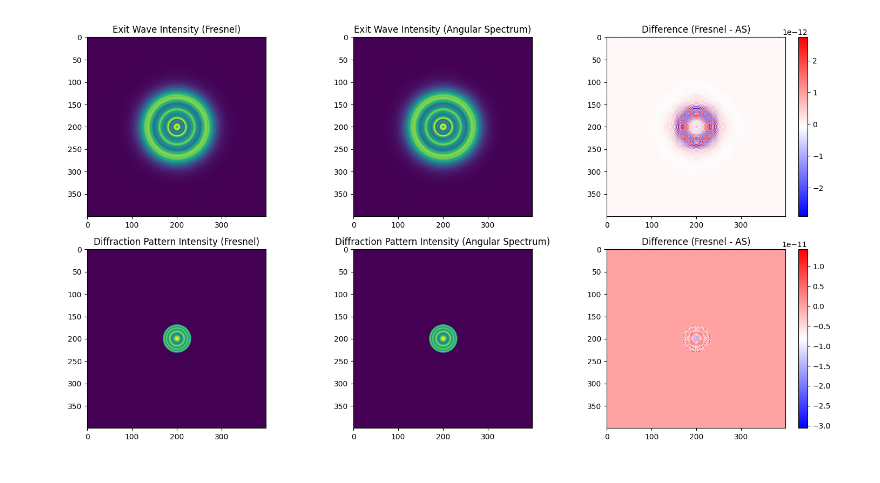
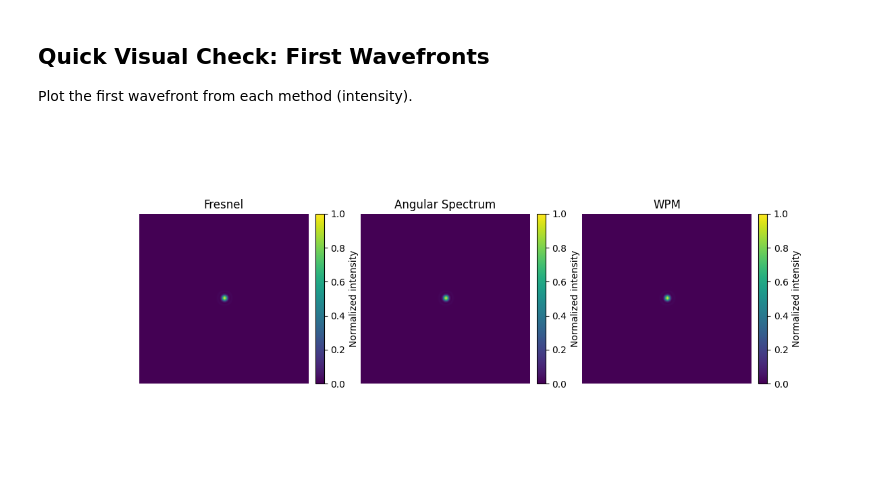
Before and after one commit to DavidLanders95/jax-ptychography, a Jupyter notebook: single_atom_wide_angle_propagators.ipynb, the cells around one changed output. Saved outputs shown, nothing was run; the diff lists cells and outputs as text; code cells hidden in the pictures.

```diff
--- a/single_atom_wide_angle_propagators.ipynb
+++ b/single_atom_wide_angle_propagators.ipynb
@@ -124,6 +163,5 @@ angular_spectrum_propagator = angular_spectrum_propagation_kernel(
     energy=probe.energy,
 )
 
-
-exit_wave_fresnel, diffraction_pattern_fresnel, wavefronts_fresnel = simulate_pattern_jit(transmit, probe_array, fresnel_propagator)
-exit_wave_as, diffraction_pattern_as, wavefronts_as = simulate_pattern_jit(transmit, probe_array, angular_spectrum_propagator)
+exit_wave_fresnel, diffraction_pattern_fresnel, wavefronts_fresnel = simulate_pattern_fresnel_as_jit(transmit, probe_array, fresnel_propagator)
+exit_wave_as, diffraction_pattern_as, wavefronts_as = simulate_pattern_fresnel_as_jit(transmit, probe_array, angular_spectrum_propagator)
@@ -191,38 +168,33 @@ plt.tight_layout()
-# %%
-fig, axs = plt.subplots(2, 3, figsize=(15, 8))
-
-# --- Row 1: Exit Wave ---
-
-# Fresnel
-axs[0, 0].imshow(np.abs(exit_wave_fresnel[:, :])**2)
-axs[0, 0].set_title("Exit Wave Intensity (Fresnel)")
-
-# Angular Spectrum
-axs[0, 1].imshow(np.abs(exit_wave_as[:, :])**2)
-axs[0, 1].set_title("Exit Wave Intensity (Angular Spectrum)")
-
-# Difference
-diff_exit_wave = np.abs(exit_wave_fresnel[:, :])**2 - np.abs(exit_wave_as[:, :])**2
-im_diff_ew = axs[0, 2].imshow(diff_exit_wave, cmap='bwr')
-axs[0, 2].set_title("Difference (Fresnel - AS)")
-fig.colorbar(im_diff_ew, ax=axs[0, 2])
-
-# --- Row 2: Diffraction Pattern ---
-
-# Fresnel
-axs[1, 0].imshow(np.abs(diffraction_pattern_fresnel[:, :])**2)
-axs[1, 0].set_title("Diffraction Pattern Intensity (Fresnel)")
-
-# Angular Spectrum
-axs[1, 1].imshow(np.abs(diffraction_pattern_as[:, :])**2)
-axs[1, 1].set_title("Diffraction Pattern Intensity (Angular Spectrum)")
-
-# Difference
-diff_dp = np.abs(diffraction_pattern_fresnel[:, :])**2 - np.abs(diffraction_pattern_as[:, :])**2
-im_diff_dp = axs[1, 2].imshow(diff_dp, cmap='bwr')
-axs[1, 2].set_title("Difference (Fresnel - AS)")
-fig.colorbar(im_diff_dp, ax=axs[1, 2])
-
-plt.tight_layout()
-# %% [output]
-[figure, removed]
+# %%
+exit_wave_wpm, diffraction_pattern_wpm, wavefronts_wpm = simulate_pattern_wpm(potential_array, probe_array, base_slice_thickness, energy, (sampling_x, sampling_y))
+# %% [markdown]
+## Quick Visual Check: First Wavefronts
+Plot the first wavefront from each method (intensity).
+# %%
+# plot first wavefront (index 0) for each method: Fresnel, Angular Spectrum, WPM
+fig, axs = plt.subplots(1, 3, figsize=(12, 5))
+
+wf_f = np.asarray(wavefronts_fresnel[0])
+wf_a = np.asarray(wavefronts_as[0])
+wf_w = np.asarray(wavefronts_wpm[0])
+
+# plot intensity (|ψ|^2) with a shared color scale normalized to [0,1]
+int_f = np.abs(wf_f) ** 2
+int_a = np.abs(wf_a) ** 2
+int_w = np.abs(wf_w) ** 2
+# global max across the three methods to normalize for fair comparison
+global_max = max(int_f.max(), int_a.max(), int_w.max()) if max(int_f.max(), int_a.max(), int_w.max()) > 0 else 1.0
+int_f = (int_f / global_max).astype(np.float32)
+int_a = (int_a / global_max).astype(np.float32)
+int_w = (int_w / global_max).astype(np.float32)
+
+imgs = [int_f, int_a, int_w]
+titles = ["Fresnel", "Angular Spectrum", "WPM"]
+
+for ax, img, title in zip(axs, imgs, titles):
+    im = ax.imshow(img, origin='lower', cmap='viridis', vmin=0.0, vmax=1.0)
+    ax.set_title(title)
+    ax.axis('off')
+    fig.colorbar(im, ax=ax, fraction=0.046, pad=0.04, label="Normalized intensity")
+# %% [output]
+[figure, added]
```
Also changed, not shown: parts of 13 cells of this notebook, 2 other files.
